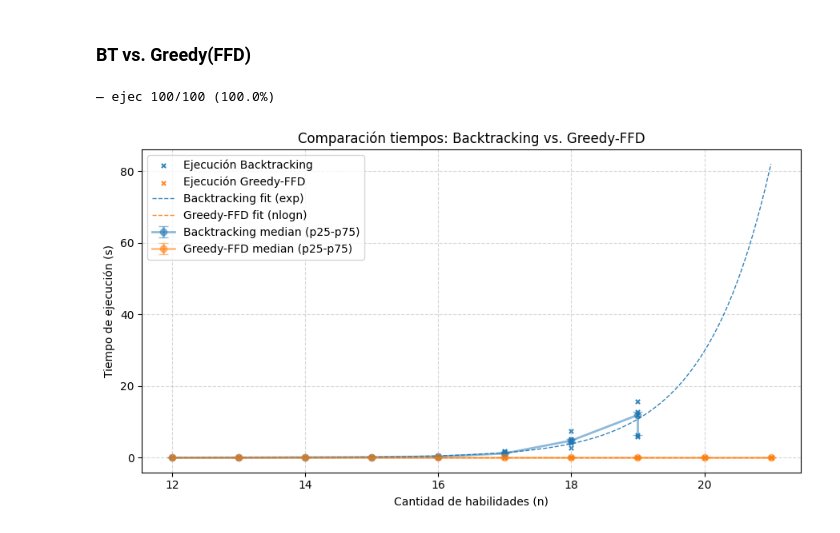
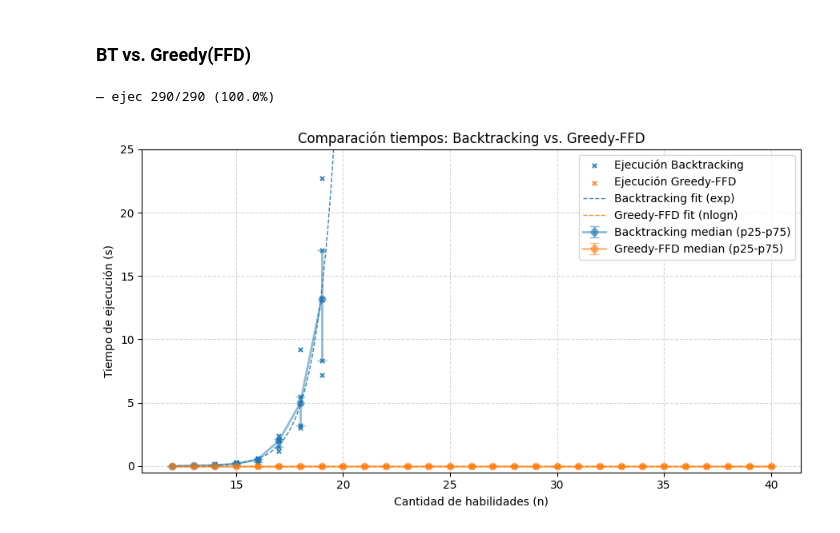
Before and after one commit to hhuzan/tda_tp_3, a Jupyter notebook: mediciones/comparaciones.ipynb, the cells around one changed output. Cells and saved outputs as stored; diff of their text form; code cells hidden in the pictures.

```diff
--- a/mediciones/comparaciones.ipynb
+++ b/mediciones/comparaciones.ipynb
@@ -324,20 +302,20 @@ plot_comparison(df_all, fit_spec=fit_spec, ylim=(-.5,25), save_path="../informe/
 # %%
 methods = {
     "Backtracking": (lambda h: resolver(CANT_GRUPOS, h, True)),
     "Greedy-FFD": (lambda h: greedy_ffd(CANT_GRUPOS, h)[0])  # wrapper ignora retorno
 }
 
-sizes = list(range(MIN_TAM, MAX_TAM+1))
+sizes = list(range(MIN_TAM, MAX_TAM_GREEDY+1))
 
 df_all = measure_methods(methods, sizes, reps=REPS)
 
 fit_spec = {
     "Backtracking": "exp",
     "Greedy-FFD": "nlogn",
     # None  para no ajustar
 }
 
-plot_comparison(df_all, fit_spec=fit_spec, save_path="../informe/img/comparacion_tiempos_ffd_vs_bt.png")
+plot_comparison(df_all, fit_spec=fit_spec,ylim=(-.5,25), save_path="../informe/img/comparacion_tiempos_ffd_vs_bt.png")
 # %% [output]
-— ejec 100/100 (100.0%)
+— ejec 290/290 (100.0%)
-[figure, old version]
+[figure, new version]
```
Also changed, not shown: parts of 5 cells of this notebook, 17 other files.
